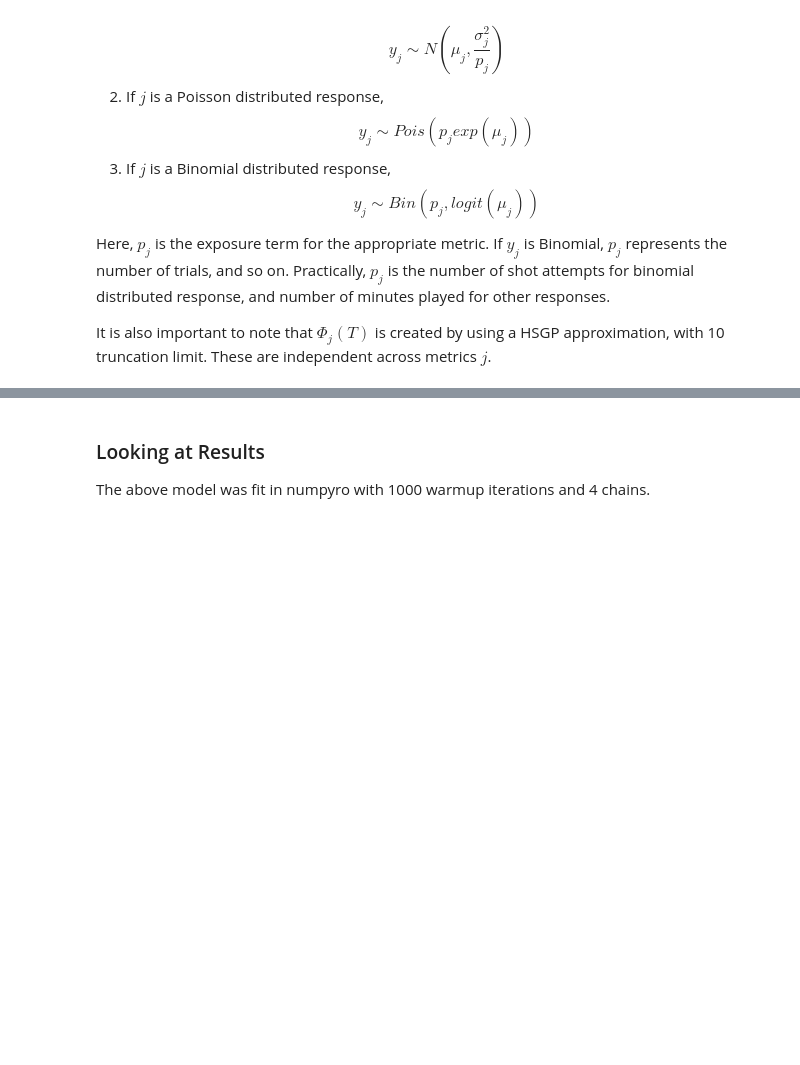
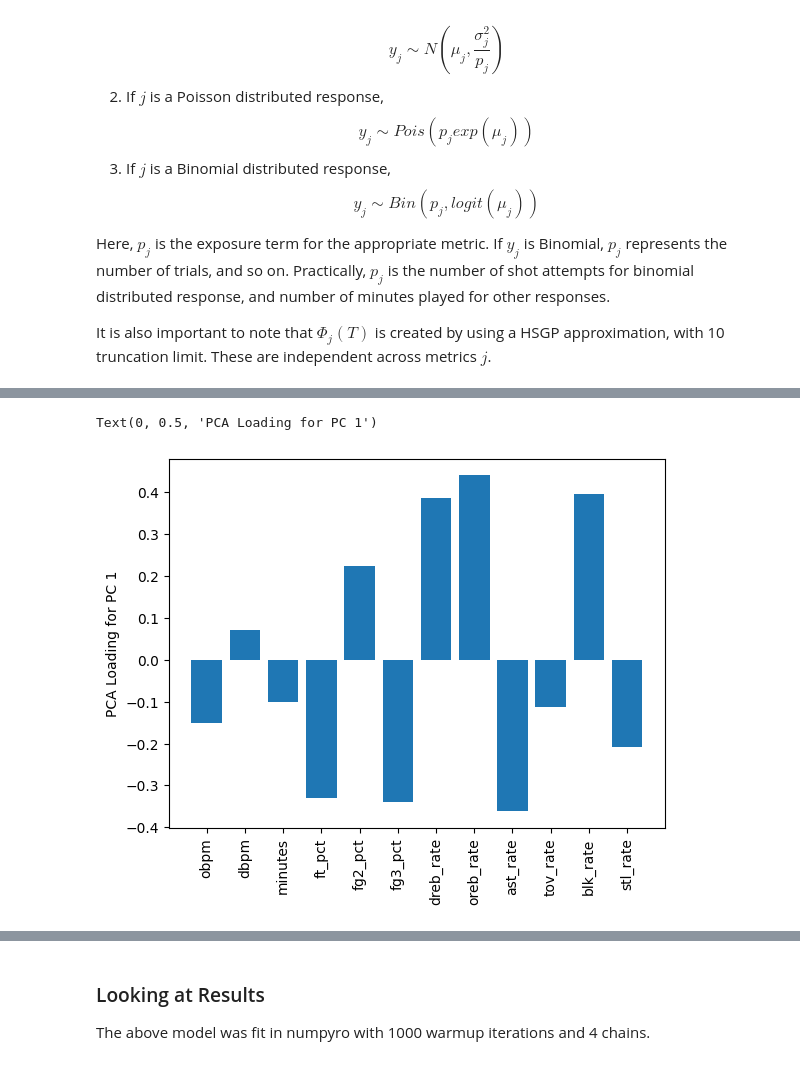
Before and after one commit to abrahme/nba_functional_analysis, a Jupyter notebook: HSGPFunctional.ipynb, the cells around one changed output, grey strips where cells are left out. Cells and saved outputs as stored; diff of their text form; code cells hidden in the pictures; blank space fills up the shorter version.

```diff
--- a/HSGPFunctional.ipynb
+++ b/HSGPFunctional.ipynb
@@ -48,0 +75,8 @@ maxCacheSize: 6.00 GB
+# %%
+
+plt.bar(latent_metrics, height=pca_x.components_[0,:])
+plt.xticks(rotation = 90)
+plt.ylabel("PCA Loading for PC 1")
+# %% [output]
+Text(0, 0.5, 'PCA Loading for PC 1')
+[figure, added]
```
Also changed, not shown: parts of 15 cells of this notebook.
